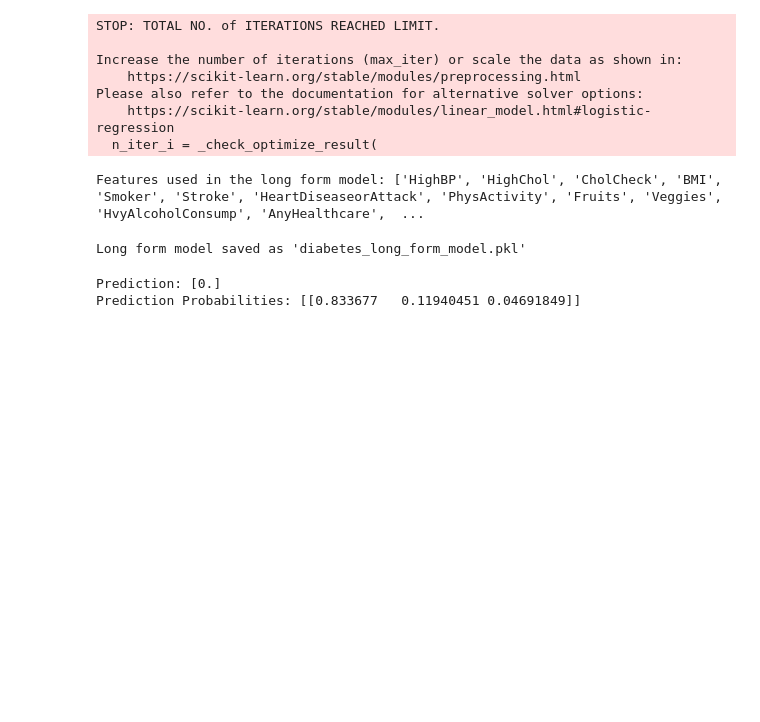
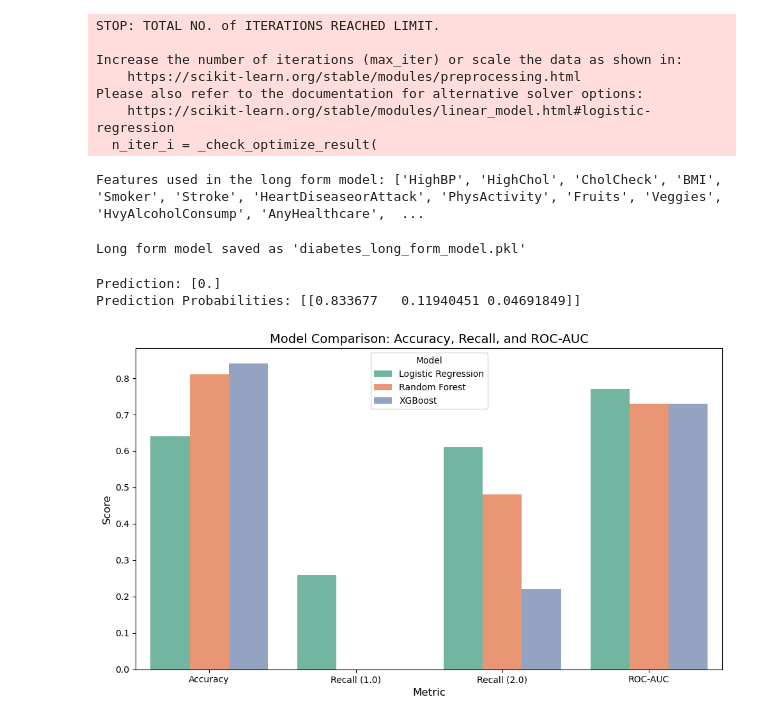
Before and after one commit to LeslieBarrera/project-2-diabetes-risk-prediction, a Jupyter notebook: Leslie's notebook.ipynb, the cells around one changed output. Saved outputs shown, nothing was run; the diff lists cells and outputs as text; code cells hidden in the pictures; blank space fills up the shorter version.

Commit message:
Added visualizations

```diff
--- a/Leslie's notebook.ipynb
+++ b/Leslie's notebook.ipynb
@@ -763,3 +763,34 @@ print(f"Prediction Probabilities: {prediction_proba}")
 # %% [output]
 Prediction: [0.]
 Prediction Probabilities: [[0.833677   0.11940451 0.04691849]]
+# %%
+import pandas as pd
+import matplotlib.pyplot as plt
+import seaborn as sns
+
+# Define the comparison data
+comparison_data = {
+    "Metric": ["Accuracy", "Recall (1.0)", "Recall (2.0)", "ROC-AUC"],
+    "Logistic Regression": [0.64, 0.26, 0.61, 0.77],
+    "Random Forest": [0.81, 0.00, 0.48, 0.73],
+    "XGBoost": [0.84, 0.00, 0.22, 0.73],
+}
+
+# Convert to DataFrame
+comparison_df = pd.DataFrame(comparison_data)
+
+# Melt DataFrame for easier plotting
+melted_df = comparison_df.melt(id_vars="Metric", var_name="Model", value_name="Score")
+
+# Create the grouped bar chart
+plt.figure(figsize=(10, 6))
+sns.barplot(data=melted_df, x="Metric", y="Score", hue="Model", palette="Set2")
+plt.title("Model Comparison: Accuracy, Recall, and ROC-AUC", fontsize=14)
+plt.xlabel("Metric", fontsize=12)
+plt.ylabel("Score", fontsize=12)
+plt.xticks(fontsize=10)
+plt.legend(title="Model", fontsize=10)
+plt.tight_layout()
+plt.show()
+# %% [output]
+[figure, added]
```
Also changed, not shown: 9 other files.
